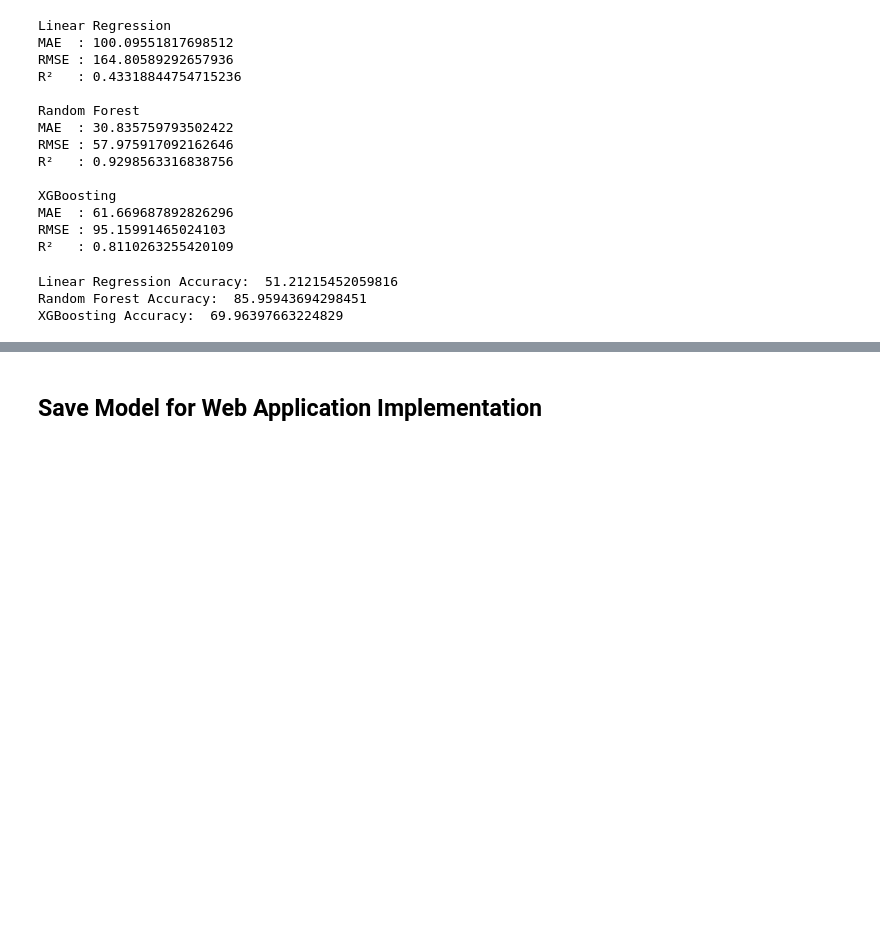
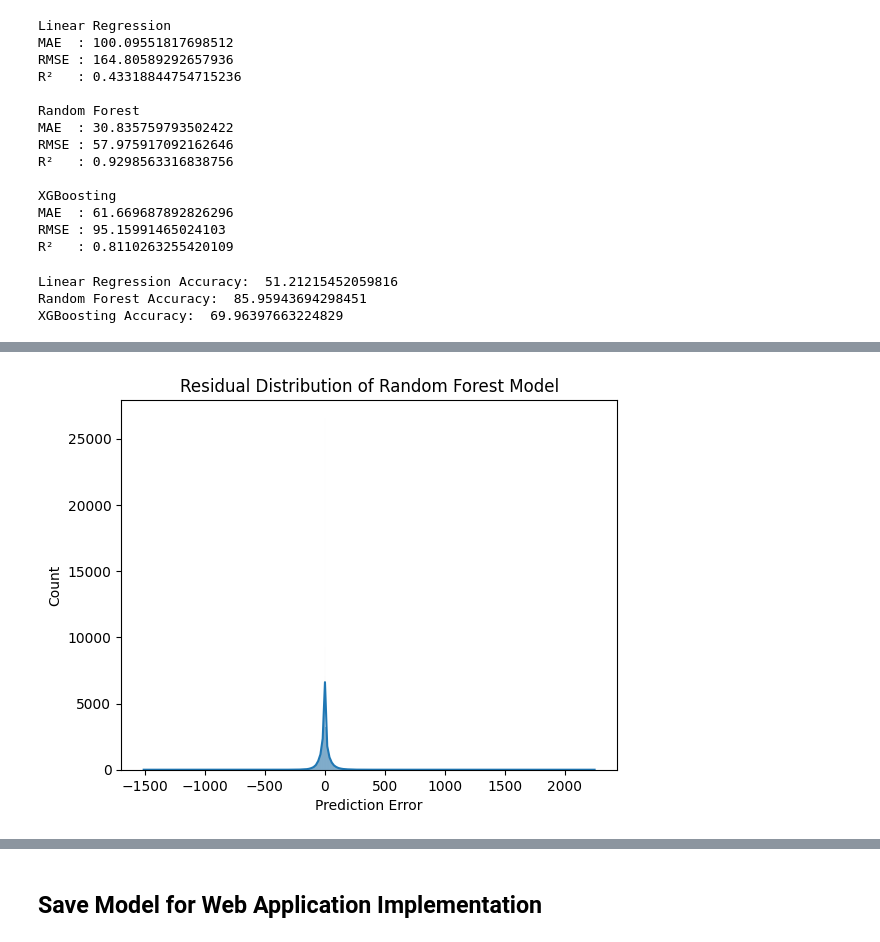
Before and after one commit to Reaper7861/Flight-Prediction-System, a Jupyter notebook: Flight Prediction.ipynb, the cells around one changed output, grey strips where cells are left out. Cells and saved outputs as stored; diff of their text form; code cells hidden in the pictures; blank space fills up the shorter version.

```diff
--- a/Flight Prediction.ipynb
+++ b/Flight Prediction.ipynb
@@ -310,0 +299,7 @@ dtype: int64
+# %%
+sns.histplot(y_test_tree - y_pred_randomForest, kde=True)
+plt.title("Residual Distribution of Random Forest Model")
+plt.xlabel("Prediction Error")
+plt.show()
+# %% [output]
+[figure, added]
```
Also changed, not shown: parts of 12 cells of this notebook.
